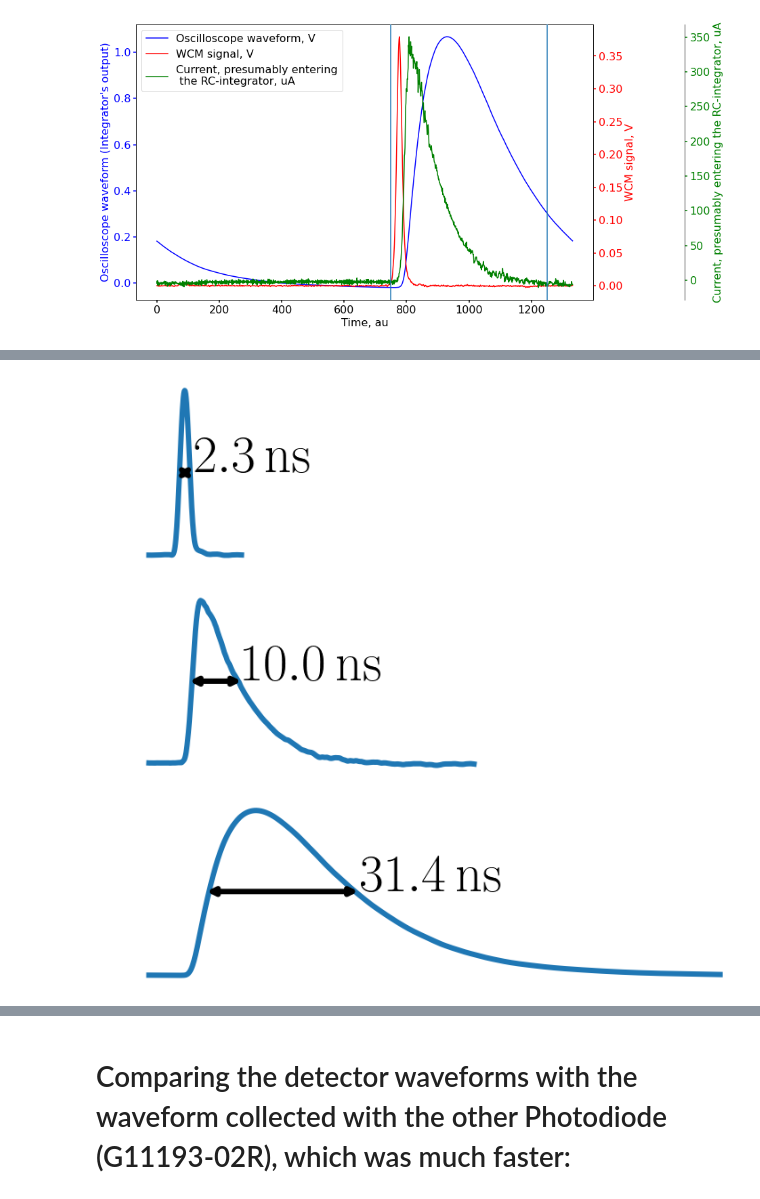
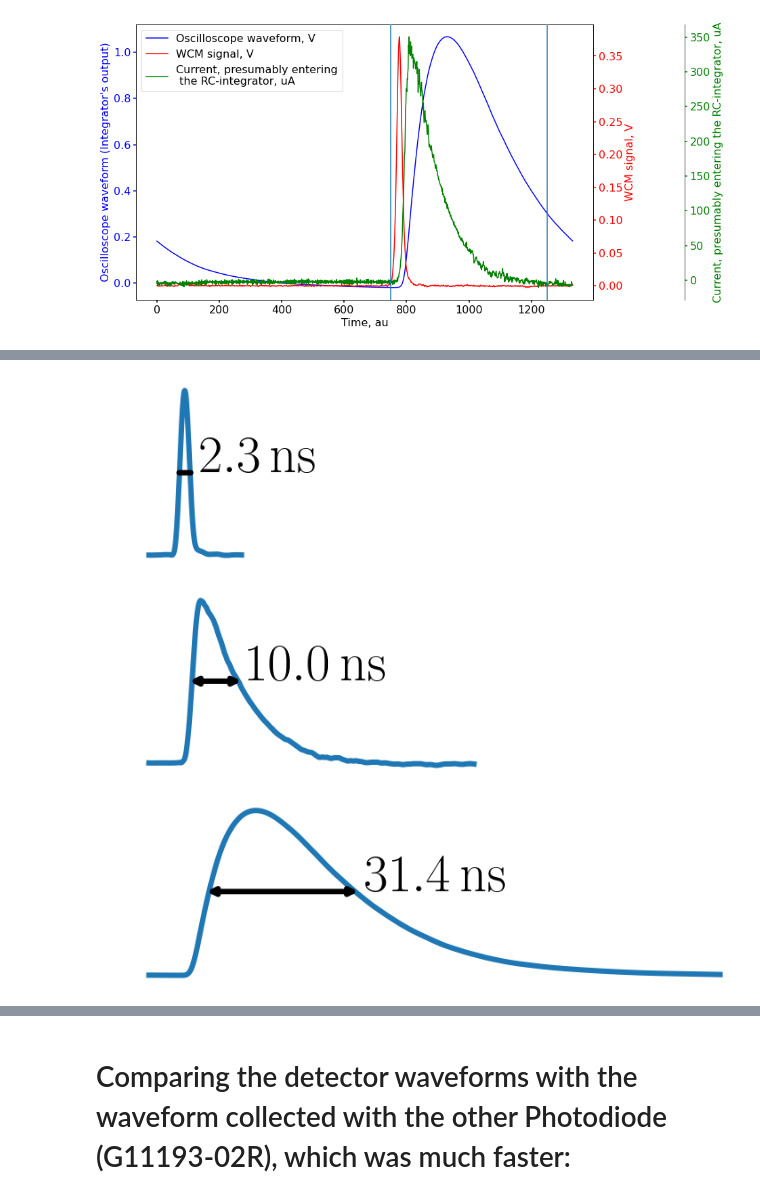
Before and after one commit to IharLobach/fur, a Jupyter notebook: shifts/shift_03_09_2020/amlitude_vs_current_directly_connected_03_09_2020.ipynb, the cells around one changed output, grey strips where cells are left out. Cells and saved outputs as stored; diff of their text form; code cells hidden in the pictures.

```diff
--- a/shifts/shift_03_09_2020/amlitude_vs_current_directly_connected_03_09_2020.ipynb
+++ b/shifts/shift_03_09_2020/amlitude_vs_current_directly_connected_03_09_2020.ipynb
@@ -221,6 +221,9 @@ plt.show()
 prl_images = get_from_config("PRL_images")
 per = get_from_config("IOTA_revolution_period")
 # %%
+plt.rcParams["text.usetex"] =True
+plt.rc('text.latex', preamble=r'\usepackage{siunitx}')
+plt.rcParams['figure.figsize'] = [scale*25, scale*7.5]
 scale=0.5
 plt.rcParams['figure.figsize'] = [scale*15, scale*7.5]
 from scipy.signal import savgol_filter
@@ -256,16 +259,17 @@ xlims = [
 for i,wf in enumerate(wfs_filtered):
     halfmax = max(wf)/2
     left, right = left_pos[i], right_pos[i]
-    plt.plot(range(*xlims[i]),wf[xlims[i][0]:xlims[i][1]], linewidth=scale*4)
+    plt.plot(range(*xlims[i]),wf[xlims[i][0]:xlims[i][1]], linewidth=scale*8)
     plt.xlim(0,len(wf))
+    arrowstyle = '-' if i==0 else '<->'
     plt.annotate(s="", xy=(left, halfmax),
                  xytext=(right, halfmax),
                  arrowprops=dict(
-                     arrowstyle='<->',
-                     linewidth=scale*4))
+                     arrowstyle=arrowstyle,
+                     linewidth=scale*6))
     dt0 = per*1e9/len(wf)
-    plt.annotate(s=f" FWHM={(right-left-2*d)*dt0:.1f} ns",xy=(right, halfmax),
-                fontsize=scale*36)
+    plt.annotate(s=r"\SI{"+f"{(right-left-2*d)*dt0:.1f}" + r"}{ns}",xy=(right, halfmax),
+                fontsize=scale*70)
     plt.axis('off')
     plt.savefig(os.path.join(prl_images,
                              "integrator_and_comb_filter"
@@ -299,41 +303,43 @@ right_pos = []
 d = 10
 for wf in wfs_filtered:
     halfmax = max(wf)/2
     for i,y in enumerate(wf):
         if i>0:
             if (y>halfmax) and (wf[i-1]<=halfmax):
                 left_pos.append(i-d)
             if (y<halfmax) and (wf[i-1]>=halfmax):
                 right_pos.append(i+d)
 names = ["wcm_wf_no_FWHM.png", "photodiode_wf_no_FWHM.png", "integrator_wf_no_FWHM.png"]
 xlims = [
     [100,300],
     [100,800],
     [100,1333]
 ]
 for i,wf in enumerate(wfs_filtered):
     halfmax = max(wf)/2
     left, right = left_pos[i], right_pos[i]
     plt.plot(range(*xlims[i]),wf[xlims[i][0]:xlims[i][1]], linewidth=scale*12)
     plt.xlim(0,len(wf))
-    plt.annotate(s="", xy=(left, halfmax),
-                 xytext=(right, halfmax),
+    arrowstyle = '-' if i==0 else '<->'
+    ddd = 5 if i==0 else 0
+    plt.annotate(s="", xy=(left+ddd, halfmax),
+                 xytext=(right-ddd, halfmax),
                  arrowprops=dict(
-                     arrowstyle='<->',
+                     arrowstyle=arrowstyle,
                      linewidth=scale*12))
     dt0 = per*1e9/len(wf)
-    plt.annotate(s=r"\SI{"+f"{(right-left-2*d)*dt0:.1f}" + r"}{ns}",xy=(right, halfmax),
+    plt.annotate(s=r"\SI{"+f"{(right-left-2*d)*dt0:.1f}" + r"}{ns}",xy=(right+10, halfmax),
                 fontsize=scale*120)
     plt.axis('off')
     plt.savefig(os.path.join(prl_images,
                              "integrator_and_comb_filter"
                              ,names[i]),
-            dpi=300, bbox_inches='tight')
+            dpi=300, bbox_inches='tight', facevolor='white')
     plt.show()
 # %% [output]
-[figure, old version]
+[figure, new version]
-[figure, old version]
+[figure, new version]
-[figure, old version]
+[figure, new version]
 # %%
 photodiode_transmission = np.fft.rfft(photodiode_current)/np.fft.rfft(bpm_wf)
 i_max = 80
```
Also changed, not shown: parts of 7 cells of this notebook, 8 other files.
